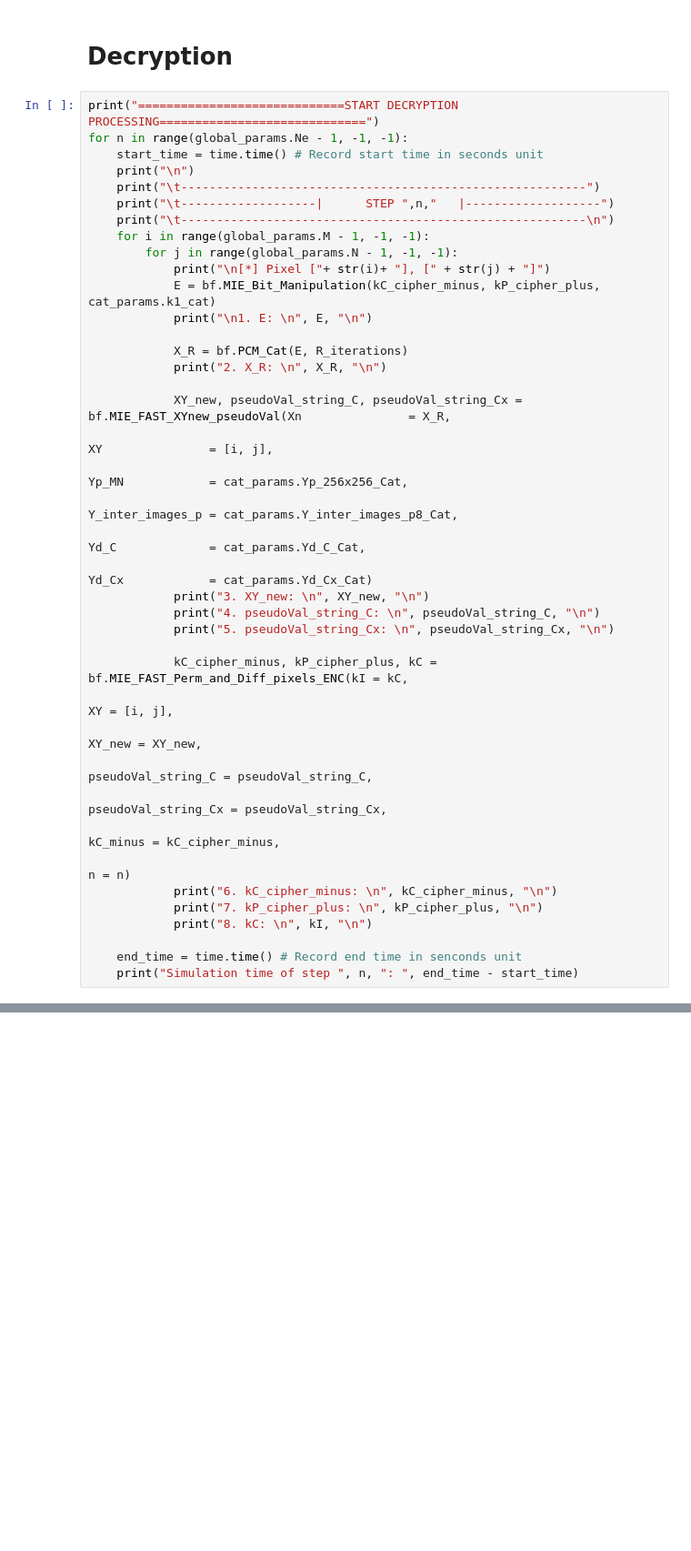
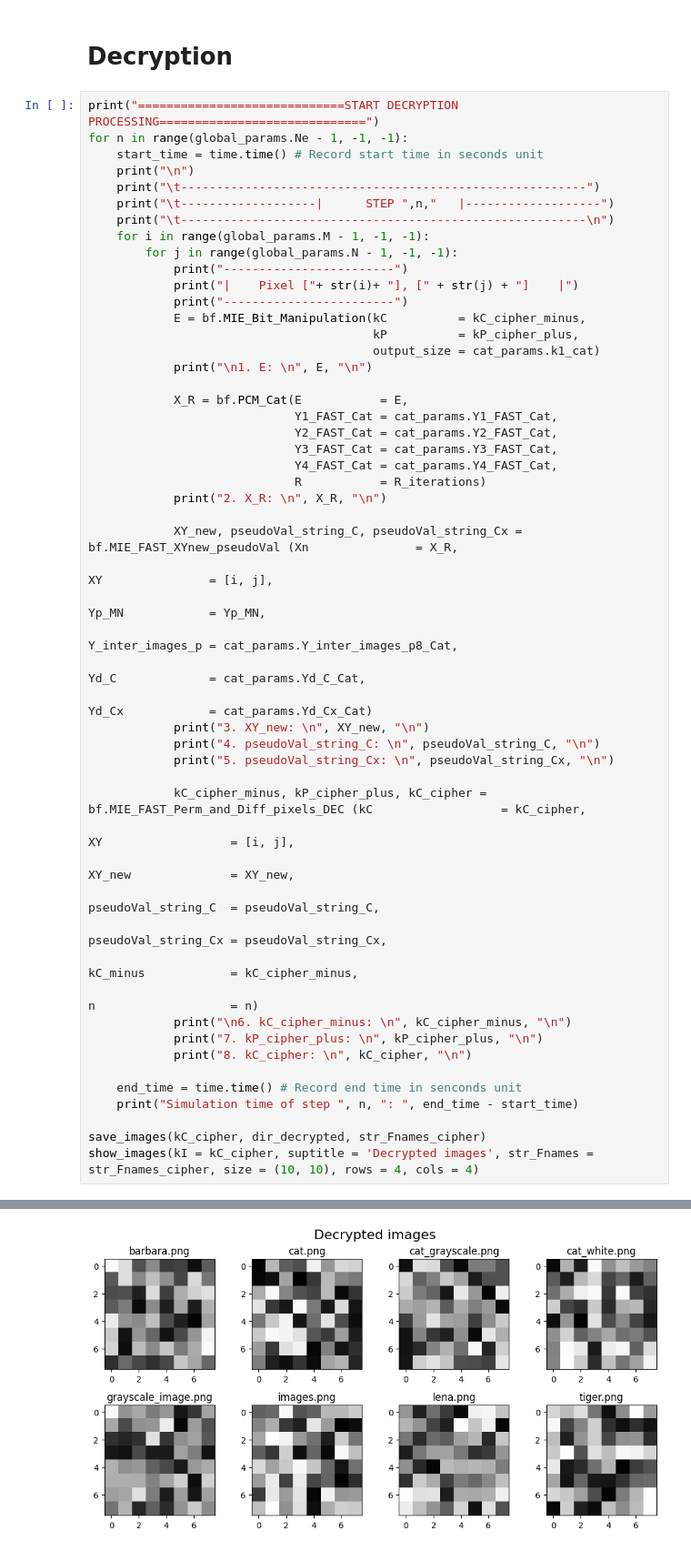
Before and after one commit to phamquanganhBKSET/MIE_Cryptography, a Jupyter notebook: Fast_Cat_Map.ipynb, the cells around one changed output, grey strips where cells are left out. Shown at 91% size. Drawn from its saved outputs; the diff is of its cells as text; blank space fills up the shorter version.

```diff
--- a/Fast_Cat_Map.ipynb
+++ b/Fast_Cat_Map.ipynb
@@ -150,36 +155,48 @@ for n in range(global_params.Ne - 1, -1, -1):
     print("\t---------------------------------------------------------\n")
     for i in range(global_params.M - 1, -1, -1):
         for j in range(global_params.N - 1, -1, -1):
-            print("\n[*] Pixel ["+ str(i)+ "], [" + str(j) + "]")
-            E = bf.MIE_Bit_Manipulation(kC_cipher_minus, kP_cipher_plus, cat_params.k1_cat)
+            print("------------------------")
+            print("|    Pixel ["+ str(i)+ "], [" + str(j) + "]    |")
+            print("------------------------")
+            E = bf.MIE_Bit_Manipulation(kC          = kC_cipher_minus,
+                                        kP          = kP_cipher_plus,
+                                        output_size = cat_params.k1_cat)
             print("\n1. E: \n", E, "\n")
 
-            X_R = bf.PCM_Cat(E, R_iterations)
+            X_R = bf.PCM_Cat(E           = E,
+                             Y1_FAST_Cat = cat_params.Y1_FAST_Cat,
+                             Y2_FAST_Cat = cat_params.Y2_FAST_Cat,
+                             Y3_FAST_Cat = cat_params.Y3_FAST_Cat,
+                             Y4_FAST_Cat = cat_params.Y4_FAST_Cat,
+                             R           = R_iterations)
             print("2. X_R: \n", X_R, "\n")
 
-            XY_new, pseudoVal_string_C, pseudoVal_string_Cx = bf.MIE_FAST_XYnew_pseudoVal(Xn               = X_R,
-                                                                                          XY               = [i, j],
-                                                                                          Yp_MN            = cat_params.Yp_256x256_Cat,
-                                                                                          Y_inter_images_p = cat_params.Y_inter_images_p8_Cat,
-                                                                                          Yd_C             = cat_params.Yd_C_Cat,
-                                                                                          Yd_Cx            = cat_params.Yd_Cx_Cat)
+            XY_new, pseudoVal_string_C, pseudoVal_string_Cx = bf.MIE_FAST_XYnew_pseudoVal (Xn               = X_R,
+                                                                                           XY               = [i, j],
+                                                                                           Yp_MN            = Yp_MN,
+                                                                                           Y_inter_images_p = cat_params.Y_inter_images_p8_Cat,
+                                                                                           Yd_C             = cat_params.Yd_C_Cat,
+                                                                                           Yd_Cx            = cat_params.Yd_Cx_Cat)
             print("3. XY_new: \n", XY_new, "\n")
             print("4. pseudoVal_string_C: \n", pseudoVal_string_C, "\n")
             print("5. pseudoVal_string_Cx: \n", pseudoVal_string_Cx, "\n")
 
-            kC_cipher_minus, kP_cipher_plus, kC = bf.MIE_FAST_Perm_and_Diff_pixels_ENC(kI = kC,
-                                                                                       XY = [i, j],
-                                                                                       XY_new = XY_new,
-                                                                                       pseudoVal_string_C = pseudoVal_string_C,
-                                                                                       pseudoVal_string_Cx = pseudoVal_string_Cx,
-                                                                                       kC_minus = kC_cipher_minus,
-                                                                                       n = n)
-            print("6. kC_cipher_minus: \n", kC_cipher_minus, "\n")
+            kC_cipher_minus, kP_cipher_plus, kC_cipher = bf.MIE_FAST_Perm_and_Diff_pixels_DEC (kC                  = kC_cipher,
+                                                                                               XY                  = [i, j],
+                                                                                               XY_new              = XY_new,
+                                                                                               pseudoVal_string_C  = pseudoVal_string_C,
+                                                                                               pseudoVal_string_Cx = pseudoVal_string_Cx,
+                                                                                               kC_minus            = kC_cipher_minus,
+                                                                                               n                   = n)
+            print("\n6. kC_cipher_minus: \n", kC_cipher_minus, "\n")
             print("7. kP_cipher_plus: \n", kP_cipher_plus, "\n")
-            print("8. kC: \n", kI, "\n")
+            print("8. kC_cipher: \n", kC_cipher, "\n")
 
     end_time = time.time() # Record end time in senconds unit
     print("Simulation time of step ", n, ": ", end_time - start_time)
+
+save_images(kC_cipher, dir_decrypted, str_Fnames_cipher)
+show_images(kI = kC_cipher, suptitle = 'Decrypted images', str_Fnames = str_Fnames_cipher, size = (10, 10), rows = 4, cols = 4)
 # %% [output]
 =============================START DECRYPTION PROCESSING=============================
 
@@ -196,0 +218 @@ TypeError: PCM_Cat() missing 4 required positional arguments: 'Y2_FAST_Cat', 'Y3
+[figure, added]
```
Also changed, not shown: parts of 6 cells of this notebook, 4 other files.
